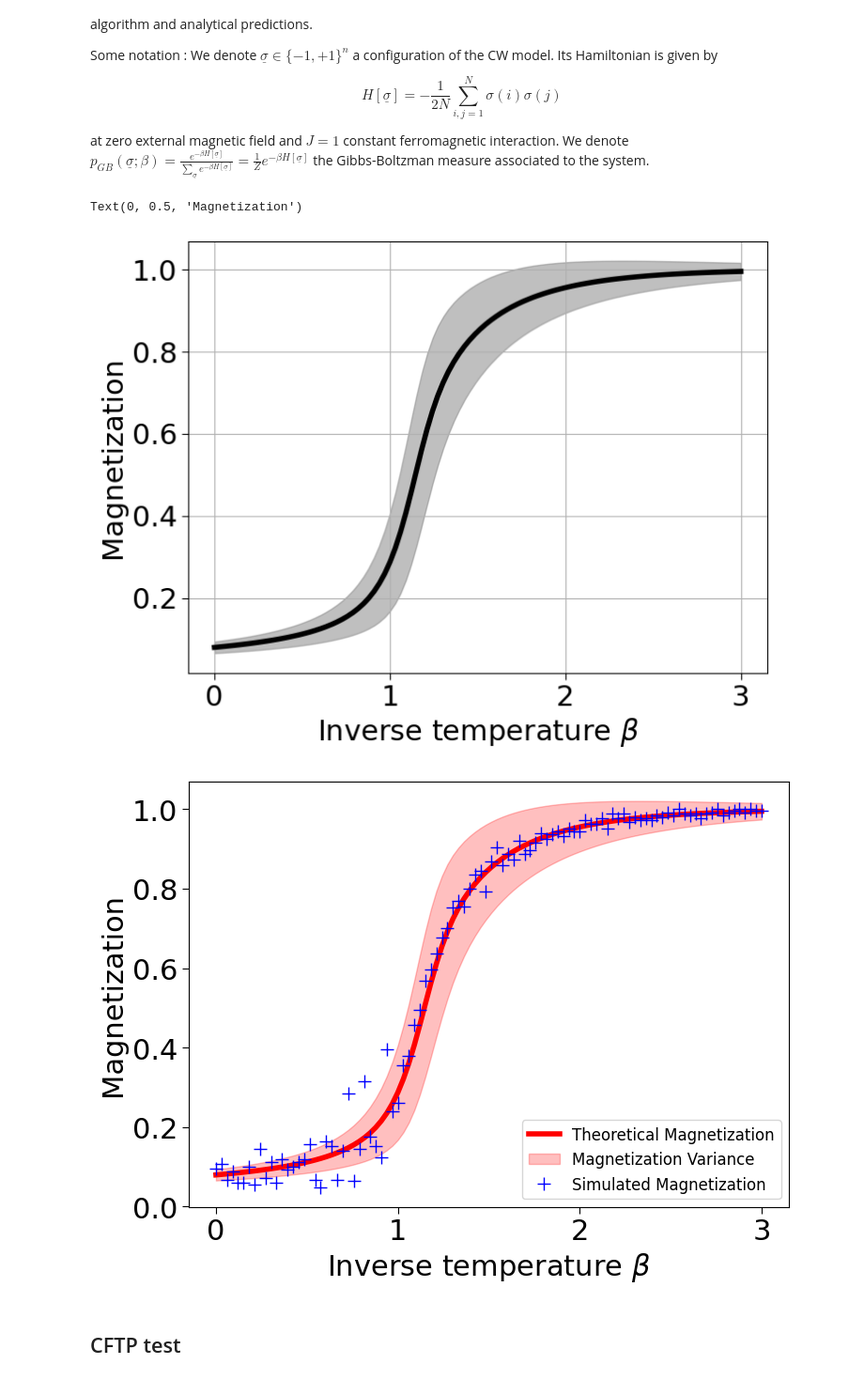
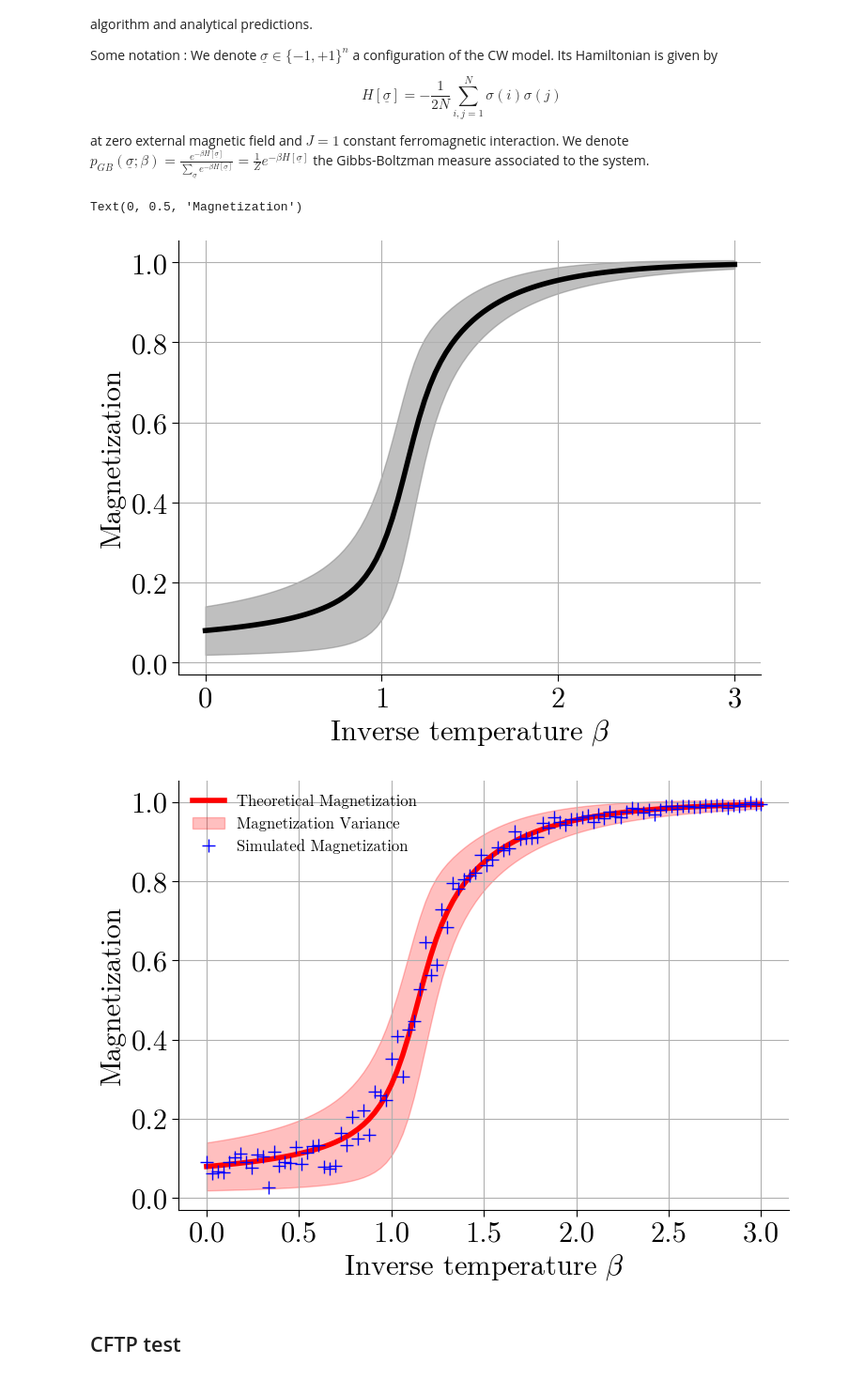
Before and after one commit to LukasPeron/Propp-Wilson-disordered-spins-systems, a Jupyter notebook: preli_work/CFTP_mf_ising.ipynb, the cells around one changed output. Shown at 94% size. Saved outputs shown, nothing was run; the diff lists cells and outputs as text; code cells hidden in the pictures.

```diff
--- a/preli_work/CFTP_mf_ising.ipynb
+++ b/preli_work/CFTP_mf_ising.ipynb
@@ -38,6 +38,13 @@ plt.rcParams.update({
     'savefig.dpi': 300,
     'savefig.bbox': 'tight',
     'lines.markersize': 10,
+    'font.family': 'serif',
+    'font.serif': ['Latin Modern Roman'],
+    'mathtext.fontset': 'cm',
+    'axes.spines.top': False,
+    'axes.spines.right': False,
+    # remove the box around the legend
+    'legend.frameon': False
 })
 # %%
 from scipy.special import factorial
@@ -64,16 +71,16 @@ def theoretical_magnetization(beta, N):
 
 def theoretical_magnetization_variance(beta, N):
     val_m = np.arange(-N, N+1, 2) / N  # Possible magnetization values
-    mag_sum_squared = 0
-    mag_sum_fourth = 0
+    mean_mag = 0
+    mean_mag_square = 0
     for m in val_m:
         km = N/2*(1+m)  # Number of +1 spins
         prefac = factorial(N) / (factorial(km) * factorial(N - km))
         energy = -N * m**2 / 2  # Energy per particle
-        mag_sum_squared += prefac * np.abs(m)**2 * np.exp(-beta * energy)
-        mag_sum_fourth += prefac * np.abs(m)**4 * np.exp(-beta * energy)
-    mean_mag = mag_sum_squared/partition_function(beta, N)
-    mean_mag_squared = mag_sum_fourth/partition_function(beta, N)
+        mean_mag += prefac * np.abs(m) * np.exp(-beta * energy)
+        mean_mag_square += prefac * np.abs(m)**2 * np.exp(-beta * energy)
+    mean_mag = mean_mag/partition_function(beta, N)
+    mean_mag_squared = mean_mag_square/partition_function(beta, N)
     return mean_mag_squared - mean_mag**2
 
 # Analytical results for the theoretical absolute magnetization (i.e. spontaneous magnetization assuming $h\to 0^+$) and its variance
@@ -89,18 +96,16 @@ plt.xlabel(r'Inverse temperature $\beta$')
 plt.ylabel('Magnetization')
 # %% [output]
 Text(0, 0.5, 'Magnetization')
-[figure, old version]
+[figure, new version]
 # %%
-def metropolis_hastings(n, beta, num_iterations):
+def Glauber_heat_bath(n, beta, num_iterations):
     x = np.random.choice([-1, 1], size=n) # Random init
     for _ in range(num_iterations):
-        i = np.random.randint(n)
-        x_proposed = x.copy()
-        x_proposed[i] *= -1
-        delta_H = (2 / n) * x[i] * np.sum(x)  # Change in energy when flipping spin i
-        if delta_H <= 0 or np.random.rand() < np.exp(-beta * delta_H):
-            x = x_proposed
-        m = np.abs(np.mean(x))
+        i = np.random.randint(n)  # Randomly select a spin
+        h_eff = np.sum(x) - x[i]  # Effective field from other spins
+        p_up = 1 / (1 + np.exp(-2 * beta * h_eff/n))  # Probability of spin being +1
+        x[i] = 1 if np.random.rand() < p_up else -1  # Update spin based on probability
+    m = np.abs(np.mean(x))
     return m
 
 # Parameters
@@ -111,23 +116,22 @@ n_iter = 10000  # Number of iterations
 avg_magnetizations = []
 for b in tqdm(beta):
     m = []
-    for _ in range(5):  # Run multiple simulations to average results
-        m_i = metropolis_hastings(N, b, n_iter)
+    for _ in range(10):  # Run multiple simulations to average results
+        m_i = Glauber_heat_bath(N, b, n_iter)
         m.append(m_i)
     avg_m = np.mean(m)
     avg_magnetizations.append(avg_m)
 # %%
 plt.plot(beta, theoretical_magnetizations, 'r-', label='Theoretical Magnetization')
 plt.fill_between(beta, theoretical_magnetizations - np.sqrt(theoretical_magnetization_variances), theoretical_magnetizations + np.sqrt(theoretical_magnetization_variances), color='red', alpha=0.25, label='Magnetization Variance')
 plt.plot(beta, avg_magnetizations, 'b+', label='Simulated Magnetization')
 plt.xlabel(r'Inverse temperature $\beta$')
 plt.ylabel('Magnetization')
 plt.legend()
-plt.grid()
 plt.tight_layout()
 plt.show()
 # %% [output]
-[figure, old version]
+[figure, new version]
 # %% [markdown]
 ## CFTP test
 # %% [markdown]
```
Also changed, not shown: parts of 3 cells of this notebook, 3 other files.
